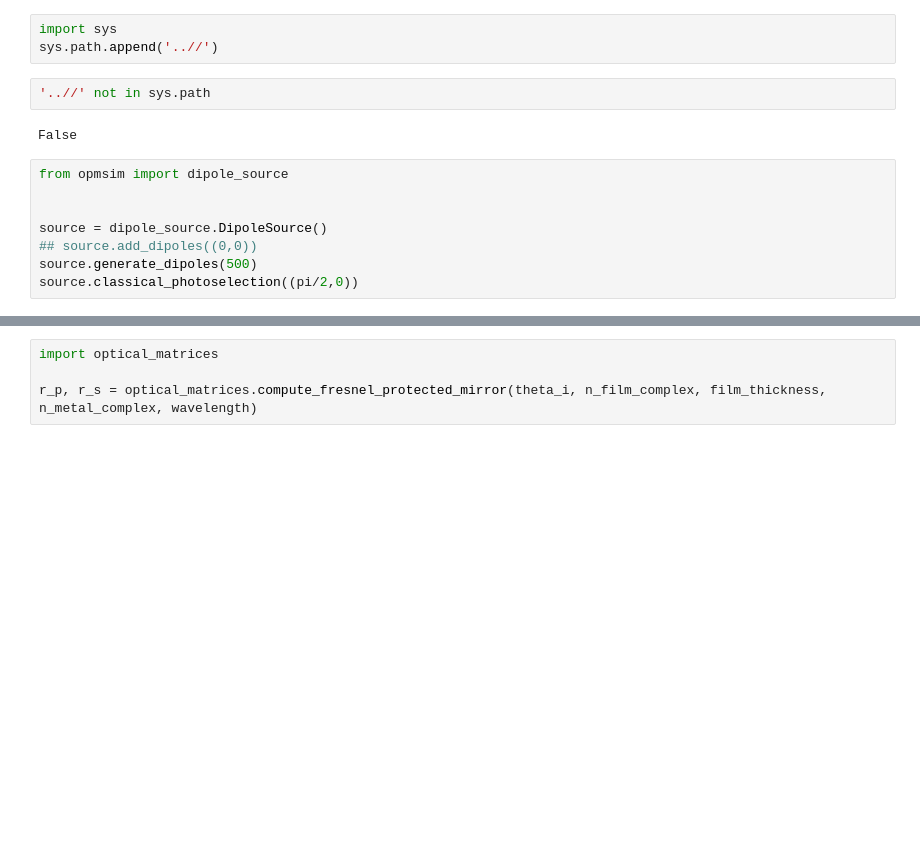
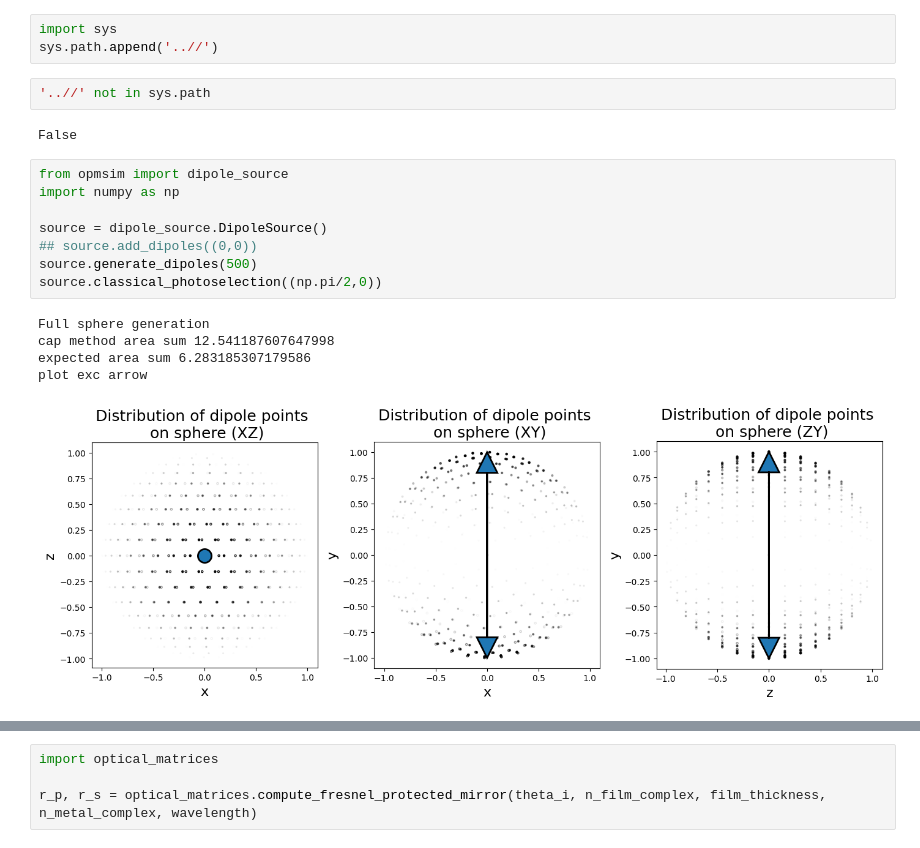
Before and after one commit to LeoRoweBrown/OPMsim, a Jupyter notebook: notebooks/dopm_notebook.ipynb, the cells around one changed output, grey strips where cells are left out. Cells and saved outputs as stored; diff of their text form; blank space fills up the shorter version.

Commit message:
reverted ring area scaling, before merge

```diff
--- a/notebooks/dopm_notebook.ipynb
+++ b/notebooks/dopm_notebook.ipynb
@@ -7,12 +7,18 @@ sys.path.append('..//')
 False
 # %%
 from opmsim import dipole_source
-
+import numpy as np
 
 source = dipole_source.DipoleSource()
 ## source.add_dipoles((0,0))
 source.generate_dipoles(500)
-source.classical_photoselection((pi/2,0))
+source.classical_photoselection((np.pi/2,0))
+# %% [output]
+Full sphere generation
+cap method area sum 12.541187607647998
+expected area sum 6.283185307179586
+plot exc arrow
+[figure, added]
 # %%
 import sys
 
```
Also changed, not shown: parts of 2 cells of this notebook, 10 other files.
